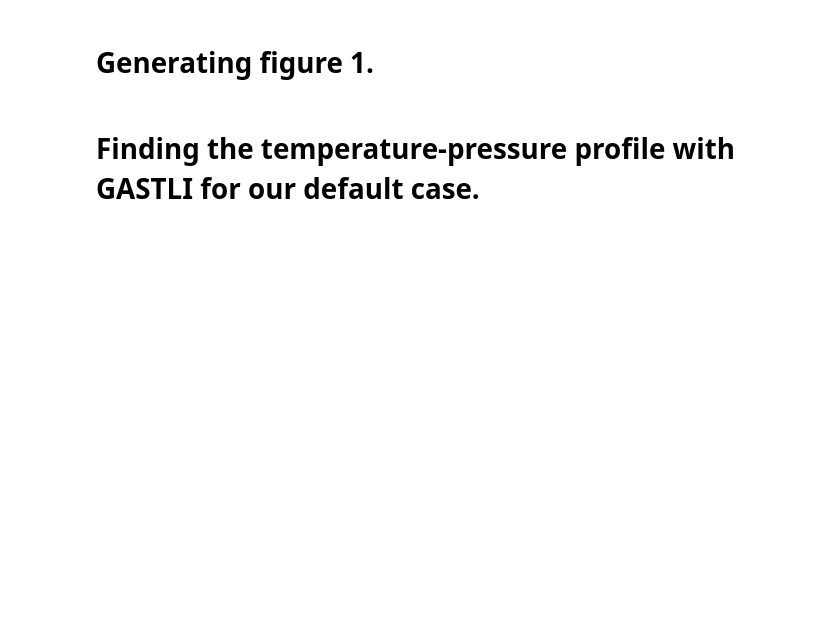
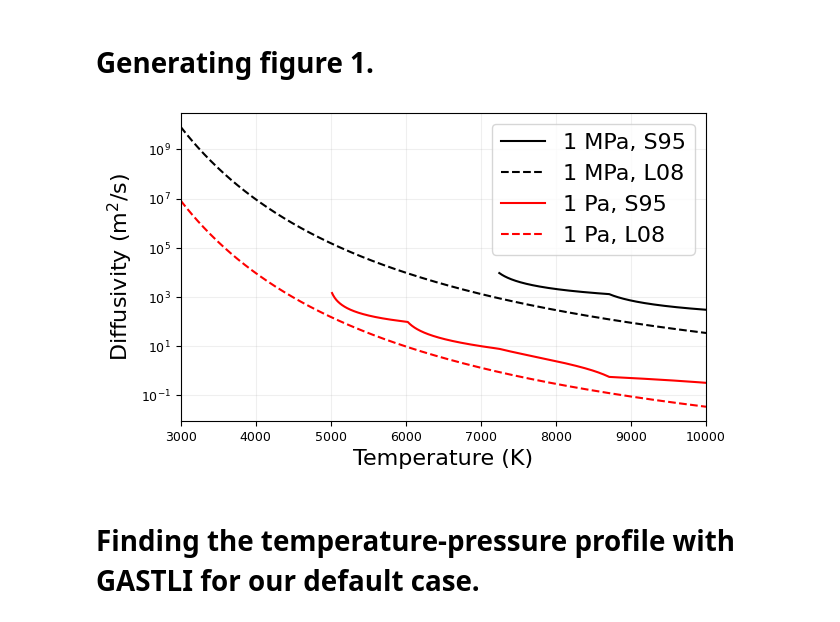
Before and after one commit to madisontbrady/ohmic_heating, a Jupyter notebook: atmospheric_heating_eccentric.ipynb, the cells around one changed output. Cells and saved outputs as stored; diff of their text form; code cells hidden in the pictures; blank space fills up the shorter version.

Commit message:
added mechanism for producing figure 1

```diff
--- a/atmospheric_heating_eccentric.ipynb
+++ b/atmospheric_heating_eccentric.ipynb
@@ -15,6 +15,35 @@ twocolwidth=14.12
 fontsize=16
 # %% [markdown]
 # Generating figure 1.
+# %%
+
+plt.figure(figsize=(onecolwidth, 4))
+
+t = np.linspace(3000, 10000, 1000)
+r = hf.diffusivity_hhe_si(t, 10**6)
+r08 = hf.diffusivity_L08(t, 10**6)
+
+plt.plot(t, r,color="black", label = "1 MPa, S95")
+plt.plot(t, r08,"--",color="black", label = "1 MPa, L08")
+
+plt.yscale("log")
+#plt.xscale("log")
+
+r = hf.diffusivity_hhe_si(t, 1)
+r08 = hf.diffusivity_L08(t, 1)
+
+plt.plot(t, r,color="red", label="1 Pa, S95")
+plt.plot(t, r08,"--",color="red", label="1 Pa, L08")
+
+plt.xlabel("Temperature (K)",fontsize=fontsize)
+plt.ylabel("Diffusivity (m$^2$/s)", fontsize=fontsize)
+#plt.title("Resistivity of H/He Atmosphere")
+plt.legend(fontsize=fontsize)
+plt.grid(alpha=0.2)
+plt.xlim(np.min(t), np.max(t))
+plt.savefig("diffusivity_vs_temperature.png", dpi=300, bbox_inches="tight")
+# %% [output]
+[figure, added]
 # %% [markdown]
 # Finding the temperature-pressure profile with GASTLI for our default case.
 # %%
```
Also changed, not shown: parts of 13 cells of this notebook, 3 other files.
